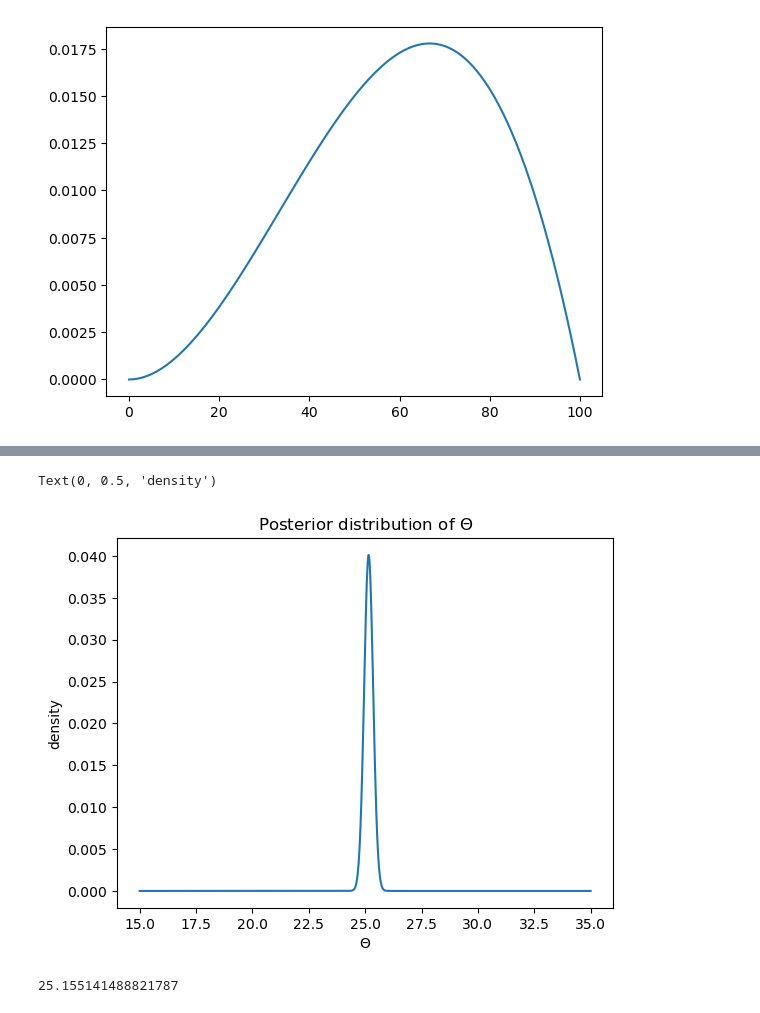
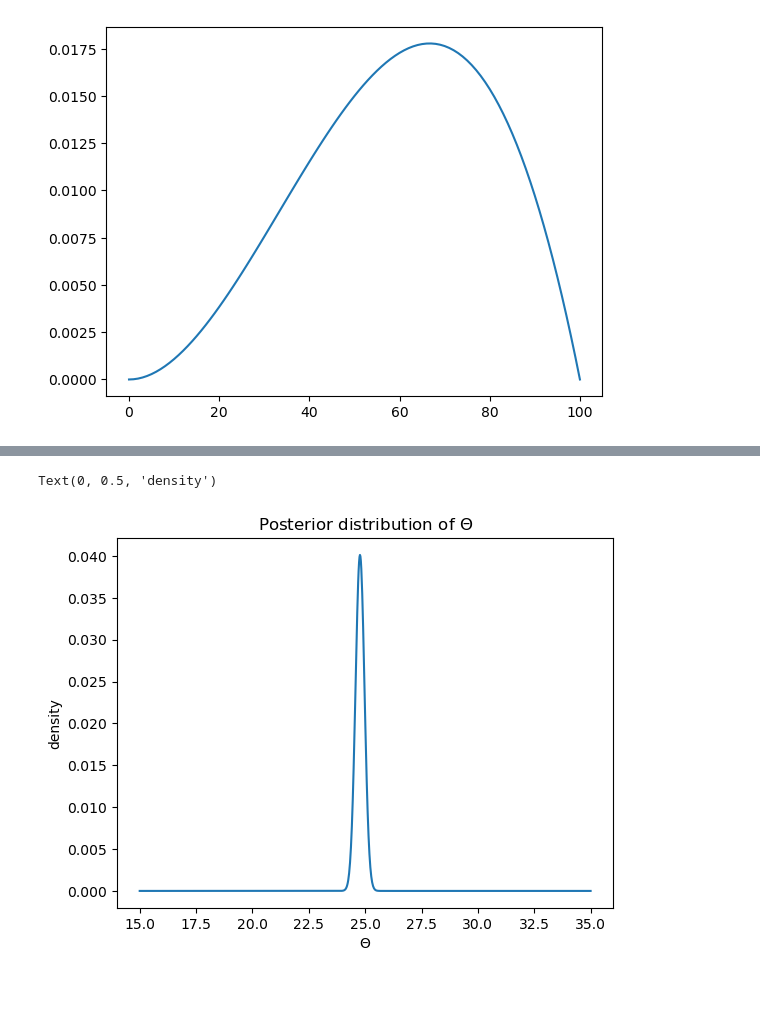
Before and after one commit to SHlee-TDA/Statistics, a Jupyter notebook: Bayseian/bayes_statistics.ipynb, the cells around one changed output, grey strips where cells are left out. Drawn from its saved outputs; the diff is of its cells as text; code cells hidden in the pictures.

```diff
--- a/Bayseian/bayes_statistics.ipynb
+++ b/Bayseian/bayes_statistics.ipynb
@@ -298,12 +282,13 @@ from scipy.stats import norm
 parameter = 25      # parameter
 sigma = 2
 
-x = np.linspace(15,35,num = 1000)
-data_dist = norm(loc = parameter, scale = sigma)
-data = data_dist.rvs(size = 100)
+param_space = np.linspace(15,35,num = 1000)
+population_dist = norm(loc = parameter, scale = sigma)
+data = population_dist.rvs(size = 100)
+
 mu = np.mean(data)
 tau = np.std(data, ddof = 1)
-prior = norm(loc = mu, scale = tau)
+prior = norm.pdf(x = param_space, loc = mu, scale = tau)
 # %%
 pd.Series(data).hist()
 plt.title('Histogram of sample data')
@@ -321,12 +306,4 @@ Text(0, 0.5, 'density')
-# %%
-posterior = np.zeros_like(prior.pdf(x = x))
-numerators = np.zeros_like(prior.pdf(x=x))
-
-for idx, density in enumerate(prior.pdf(x = x)):
-    theta = x[idx]
-    sample_dist = norm(loc = theta, scale = sigma)
-    likelihood = np.prod(sample_dist.pdf(x=data))
-    numerator = likelihood * density
-    numerators[idx] = numerator
-    denumerator = np.sum(numerators)
-    posterior = numerators/denumerator
+# %%
+likelihood = np.array([np.prod(norm.pdf(x = data, loc = theta, scale = sigma)) for theta in param_space])
+posterior = bayes_theorem_pmf(prior = prior, likelihood= likelihood)
+posterior
@@ -333,12 +328,8 @@ for idx, density in enumerate(prior.pdf(x = x)):
 # %%
-plt.plot(x, posterior)
+plt.plot(param_space, posterior)
 plt.title('Posterior distribution of $\Theta$')
 plt.xlabel('$\Theta$')
 plt.ylabel('density')
 # %% [output]
 Text(0, 0.5, 'density')
-[figure, old version]
+[figure, new version]
-# %%
-mu
-# %% [output]
-25.155141488821787
```
Also changed, not shown: parts of 6 cells of this notebook.
